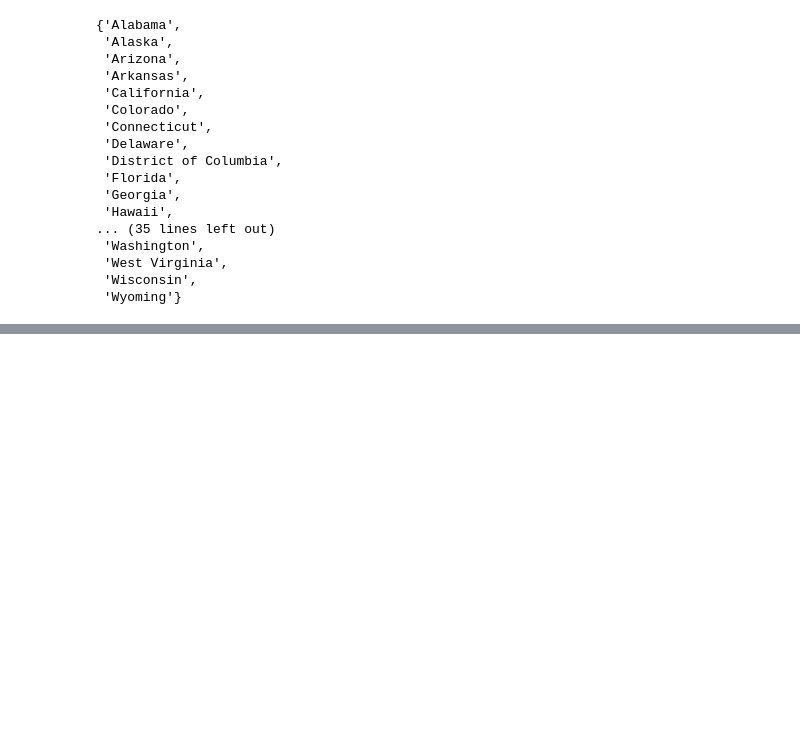
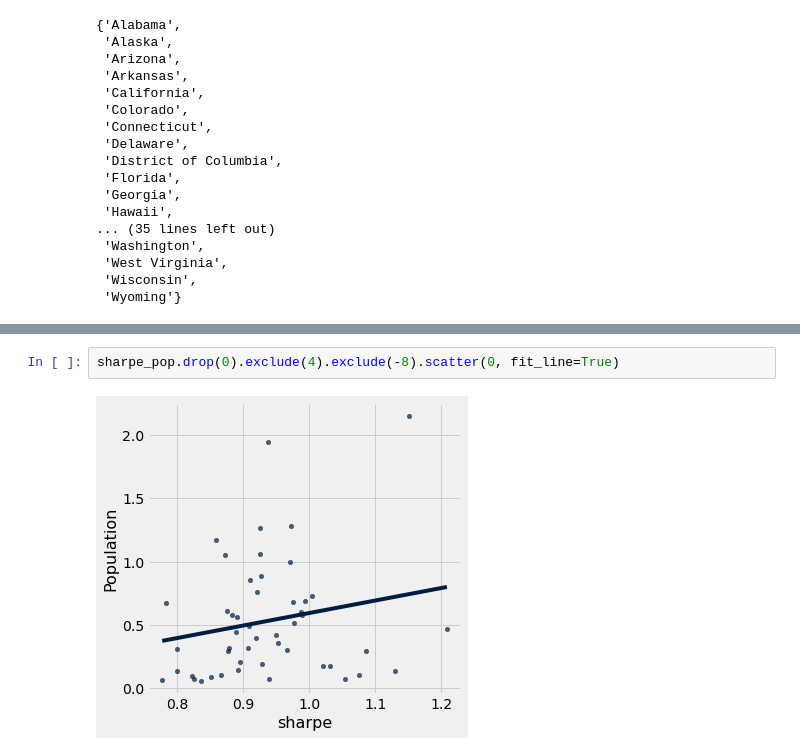
Before and after one commit to Chyun21/research-chris, a Jupyter notebook: Shoes research.ipynb, the cells around one changed output, grey strips where cells are left out. Drawn from its saved outputs; the diff is of its cells as text; blank space fills up the shorter version.

```diff
--- a/Shoes research.ipynb
+++ b/Shoes research.ipynb
@@ -616,0 +686,4 @@ for state in shoes_set:
+# %%
+sharpe_pop.drop(0).exclude(4).exclude(-8).scatter(0, fit_line=True)
+# %% [output]
+[figure, added]
```
Also changed, not shown: parts of 16 cells of this notebook.
